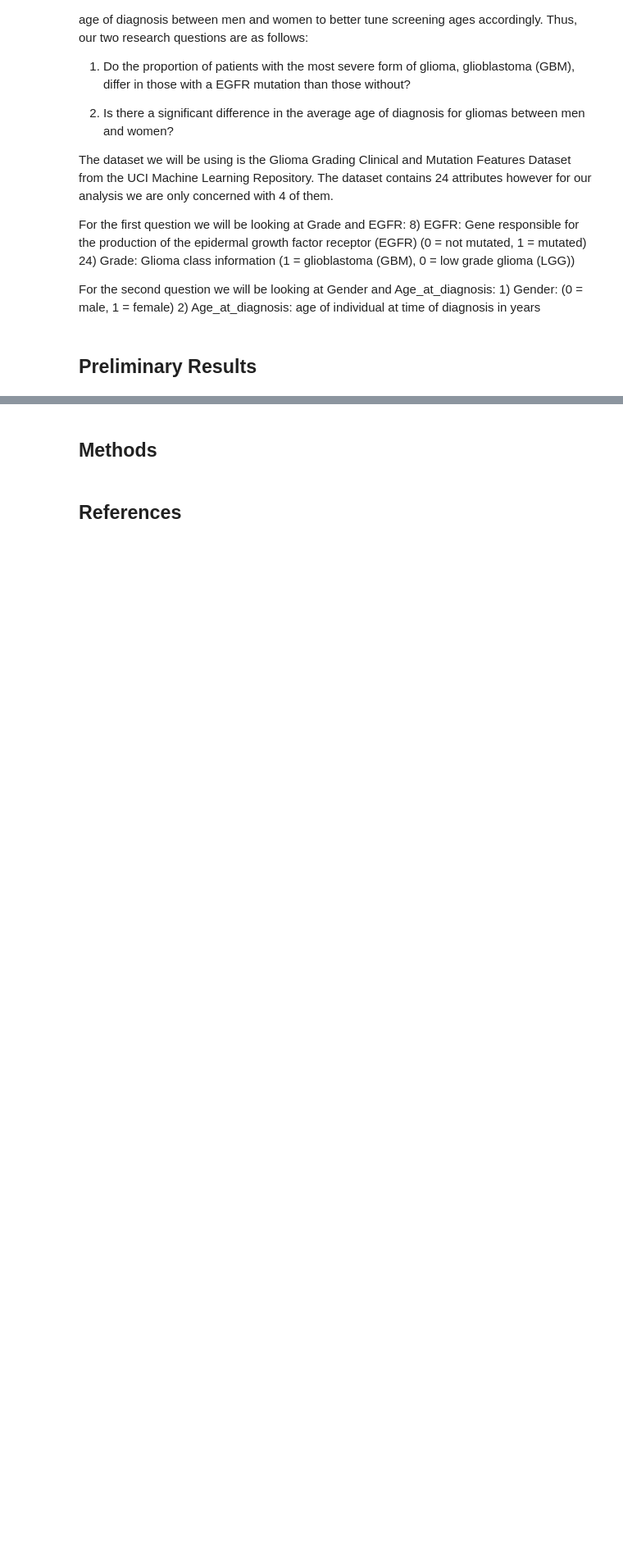
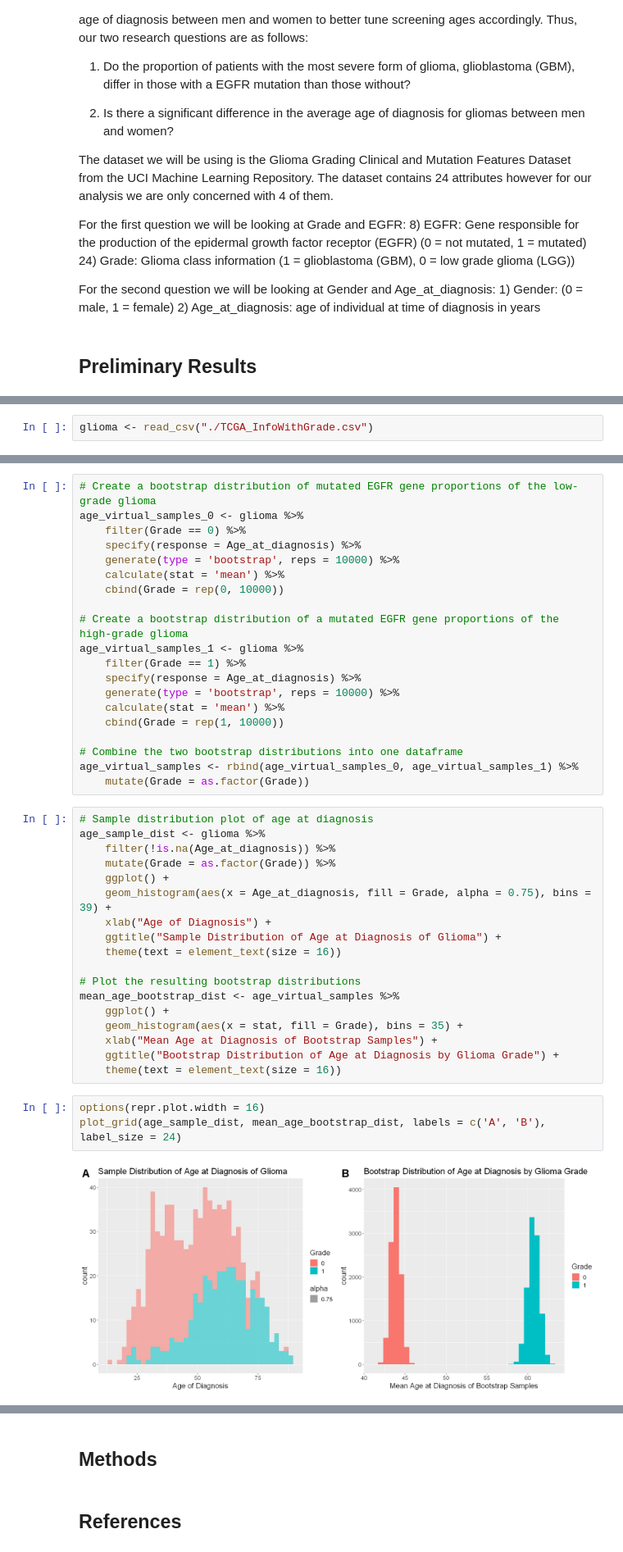
Before and after one commit to Lucien950/stat-201-group-15, a Jupyter notebook: project_proposal.ipynb, the cells around one changed output, grey strips where cells are left out. Shown: that part at 82% size. Drawn from its saved outputs; the diff is of its cells as text; blank space fills up the shorter version.

```diff
--- a/project_proposal.ipynb
+++ b/project_proposal.ipynb
@@ -23,0 +46,2 @@ For the second question we will be looking at Gender and Age_at_diagnosis:
+# %%
+glioma <- read_csv("./TCGA_InfoWithGrade.csv")
@@ -23,0 +78,43 @@ For the second question we will be looking at Gender and Age_at_diagnosis:
+# %%
+# Create a bootstrap distribution of mutated EGFR gene proportions of the low-grade glioma
+age_virtual_samples_0 <- glioma %>%
+    filter(Grade == 0) %>%
+    specify(response = Age_at_diagnosis) %>%
+    generate(type = 'bootstrap', reps = 10000) %>%
+    calculate(stat = 'mean') %>%
+    cbind(Grade = rep(0, 10000))
+
+# Create a bootstrap distribution of a mutated EGFR gene proportions of the high-grade glioma
+age_virtual_samples_1 <- glioma %>%
+    filter(Grade == 1) %>%
+    specify(response = Age_at_diagnosis) %>%
+    generate(type = 'bootstrap', reps = 10000) %>%
+    calculate(stat = 'mean') %>%
+    cbind(Grade = rep(1, 10000))
+
+# Combine the two bootstrap distributions into one dataframe
+age_virtual_samples <- rbind(age_virtual_samples_0, age_virtual_samples_1) %>%
+    mutate(Grade = as.factor(Grade))
+# %%
+# Sample distribution plot of age at diagnosis
+age_sample_dist <- glioma %>%
+    filter(!is.na(Age_at_diagnosis)) %>%
+    mutate(Grade = as.factor(Grade)) %>%
+    ggplot() +
+    geom_histogram(aes(x = Age_at_diagnosis, fill = Grade, alpha = 0.75), bins = 39) +
+    xlab("Age of Diagnosis") +
+    ggtitle("Sample Distribution of Age at Diagnosis of Glioma") +
+    theme(text = element_text(size = 16))
+
+# Plot the resulting bootstrap distributions
+mean_age_bootstrap_dist <- age_virtual_samples %>%
+    ggplot() +
+    geom_histogram(aes(x = stat, fill = Grade), bins = 35) +
+    xlab("Mean Age at Diagnosis of Bootstrap Samples") +
+    ggtitle("Bootstrap Distribution of Age at Diagnosis by Glioma Grade") +
+    theme(text = element_text(size = 16))
+# %%
+options(repr.plot.width = 16)
+plot_grid(age_sample_dist, mean_age_bootstrap_dist, labels = c('A', 'B'), label_size = 24)
+# %% [output]
+[figure, added]
```
Also changed, not shown: parts of 16 cells of this notebook, 2 other files.
